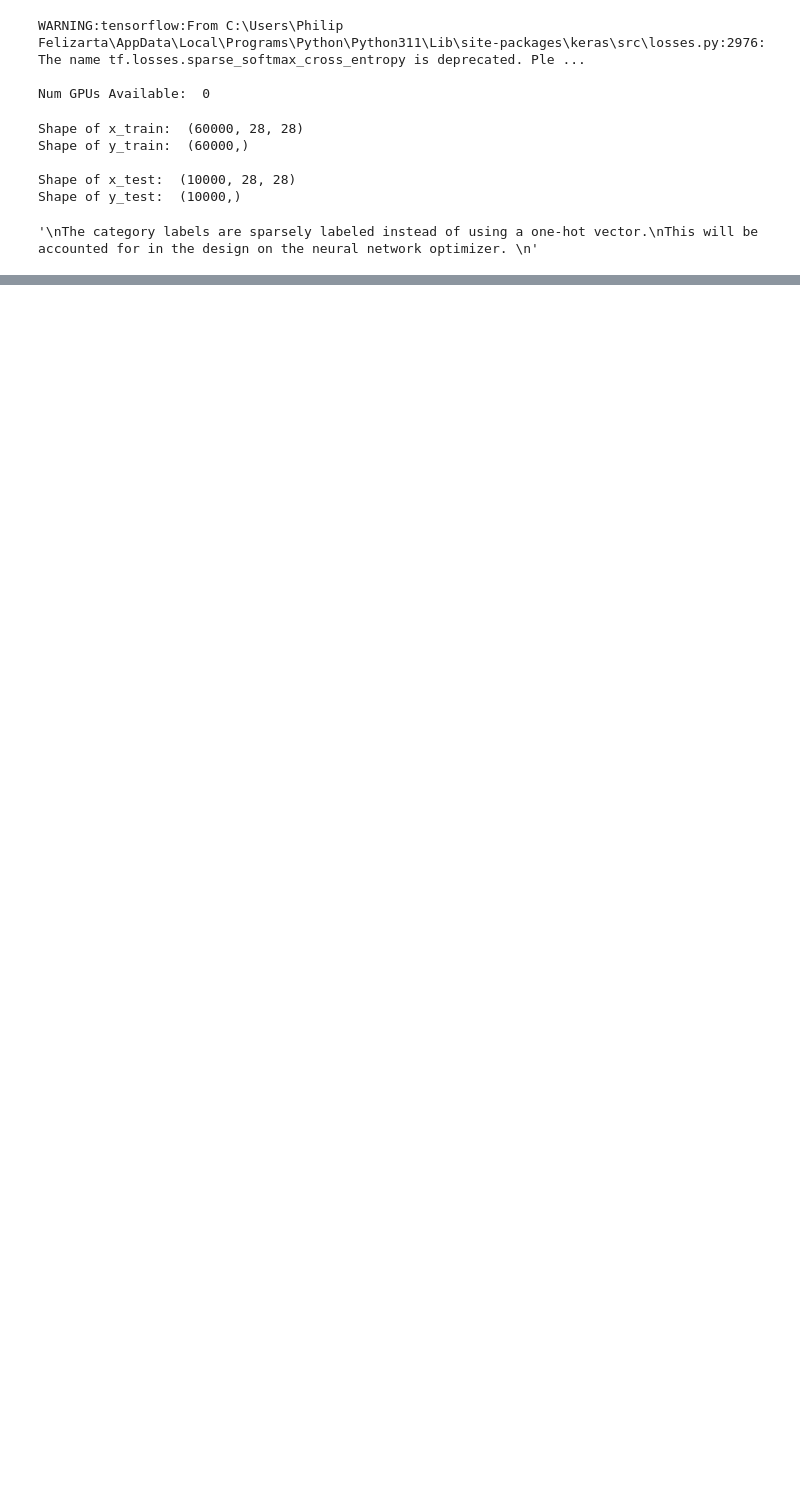
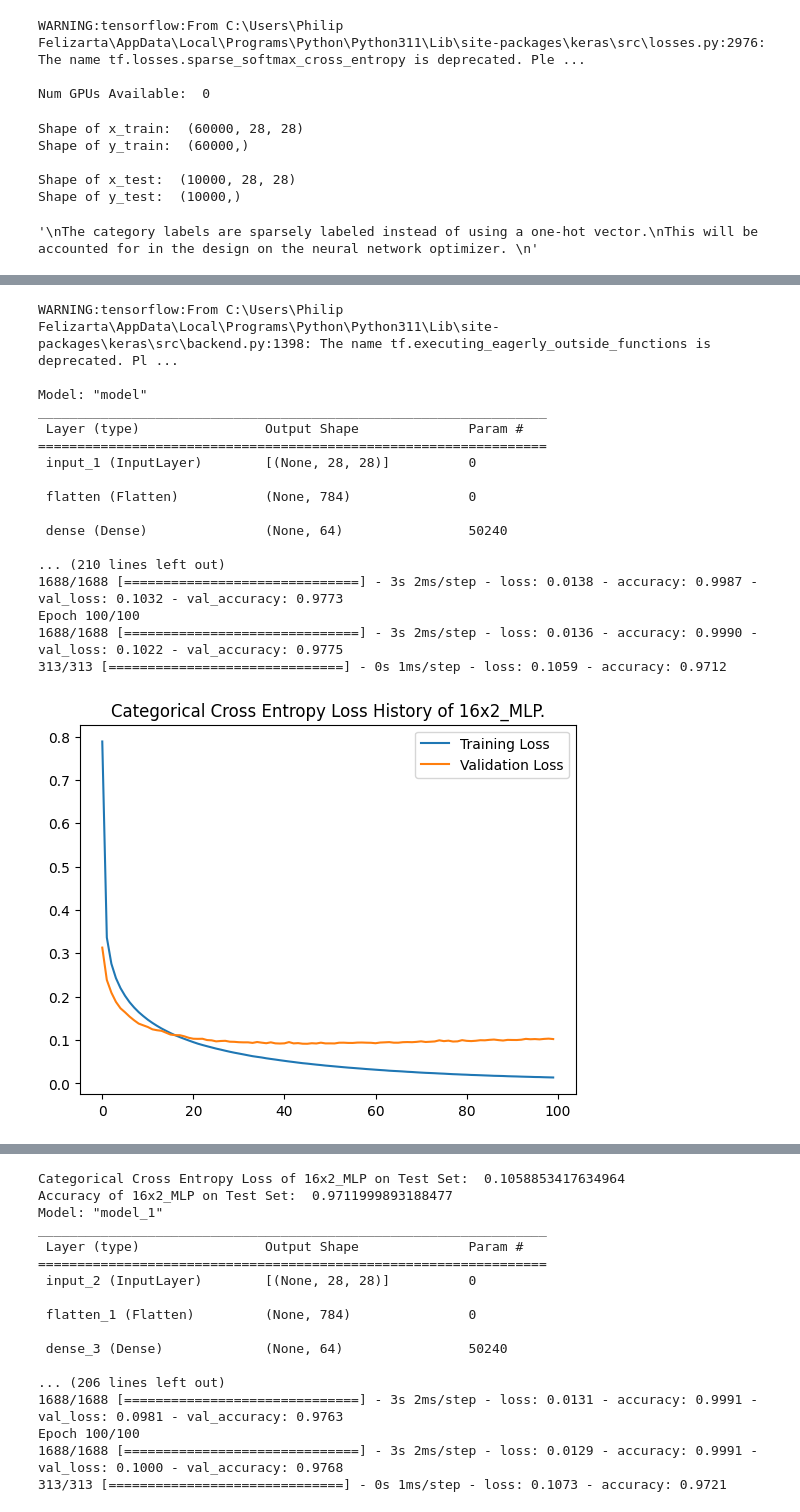
Before and after one commit to gabriel-emanuel/MSAAI-501-Final, a Jupyter notebook: NeuralNetworkTest.ipynb, the cells around one changed output, grey strips where cells are left out. Saved outputs shown, nothing was run; the diff lists cells and outputs as text; code cells hidden in the pictures; blank space fills up the shorter version.

```diff
--- a/NeuralNetworkTest.ipynb
+++ b/NeuralNetworkTest.ipynb
@@ -105,3 +70,39 @@ def show_results(train_hist, test_result, model_name="model"):
 
     print(f"Categorical Cross Entropy Loss of {model_name} on Test Set: ", test_result[0])
     print(f"Accuracy of {model_name} on Test Set: ", test_result[1])
+# %%
+# Initialize Neural Network
+for params in mlp_params:
+    filters = params[0]
+    layers = params[1]
+
+    NN_model = api.NN_classifier(filters, layers, verbose=True) # Use API for standard MLP
+
+    # Train Model
+    train_hist, test_result = train_model(NN_model, x_train, y_train , x_test, y_test, epochs=epochs, val_split=0.1)
+
+    # Display Training and Validation Charts
+    show_results(train_hist, test_result, model_name=f"{filters}x{layers}_MLP")
+
+    # Save Model
+    dir = f"Models/MLP/{filters}x{layers}_MLP.keras"
+    NN_model.save(dir)
+# %% [output]
+WARNING:tensorflow:From C:\Users\Philip Felizarta\AppData\Local\Programs\Python\Python311\Lib\site-packages\keras\src\backend.py:1398: The name tf.executing_eagerly_outside_functions is deprecated. Pl ...
+
+Model: "model"
+_________________________________________________________________
+ Layer (type)                Output Shape              Param #
+=================================================================
+ input_1 (InputLayer)        [(None, 28, 28)]          0
+
+ flatten (Flatten)           (None, 784)               0
+
+ dense (Dense)               (None, 64)                50240
+
+... (210 lines left out)
+1688/1688 [==============================] - 3s 2ms/step - loss: 0.0138 - accuracy: 0.9987 - val_loss: 0.1032 - val_accuracy: 0.9773
+Epoch 100/100
+1688/1688 [==============================] - 3s 2ms/step - loss: 0.0136 - accuracy: 0.9990 - val_loss: 0.1022 - val_accuracy: 0.9775
+313/313 [==============================] - 0s 1ms/step - loss: 0.1059 - accuracy: 0.9712
+[figure, added]
@@ -107,0 +110,17 @@ def show_results(train_hist, test_result, model_name="model"):
+Categorical Cross Entropy Loss of 16x2_MLP on Test Set:  0.1058853417634964
+Accuracy of 16x2_MLP on Test Set:  0.9711999893188477
+Model: "model_1"
+_________________________________________________________________
+ Layer (type)                Output Shape              Param #
+=================================================================
+ input_2 (InputLayer)        [(None, 28, 28)]          0
+
+ flatten_1 (Flatten)         (None, 784)               0
+
+ dense_3 (Dense)             (None, 64)                50240
+
+... (206 lines left out)
+1688/1688 [==============================] - 3s 2ms/step - loss: 0.0131 - accuracy: 0.9991 - val_loss: 0.0981 - val_accuracy: 0.9763
+Epoch 100/100
+1688/1688 [==============================] - 3s 2ms/step - loss: 0.0129 - accuracy: 0.9991 - val_loss: 0.1000 - val_accuracy: 0.9768
+313/313 [==============================] - 0s 1ms/step - loss: 0.1073 - accuracy: 0.9721
```
Also changed, not shown: parts of 8 cells of this notebook, 15 other files.
